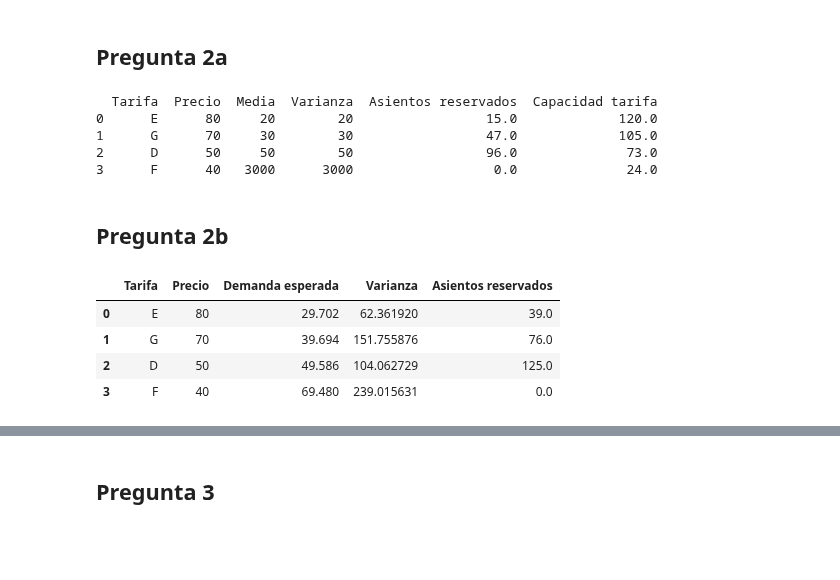
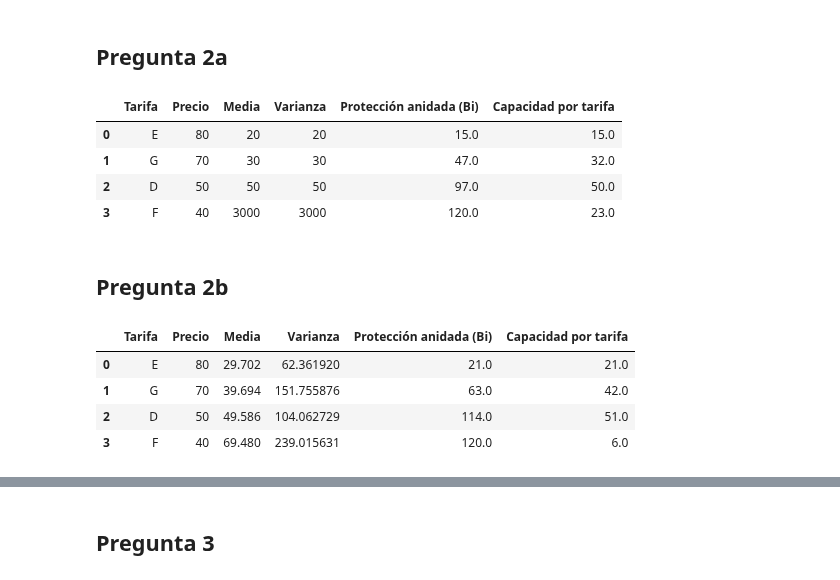
Before and after one commit to Mario-Rivera-A/Tarea2_GOA, a Jupyter notebook: tarea 2.ipynb, the cells around one changed output, grey strips where cells are left out. Saved outputs shown, nothing was run; the diff lists cells and outputs as text; code cells hidden in the pictures; blank space fills up the shorter version.

```diff
--- a/tarea 2.ipynb
+++ b/tarea 2.ipynb
@@ -181,8 +181,9 @@ def EMSR_B(C, q, mu, var):
     - R (list): Lista de asientos reservados para cada tarifa.
     """
     n = len(q)  # Número de niveles tarifarios
-    R = np.zeros(n)  # arreglo de reservas
+    B = np.zeros(n)  # arreglo de reservas
     Cap_max = np.zeros(n)
+    R = np.zeros(n)
 
     # Iteración sobre cada tarifa (excepto la última, que toma el resto de los asientos)
     for i in range(n - 1):
@@ -199,17 +200,20 @@ def EMSR_B(C, q, mu, var):
         B_i = norm.ppf(P) * sigma + np.sum(mu[:i + 1])
 
         # Aseguramos que el número de asientos reservados no sea negativo
-        R[i] = max(0, B_i)
+        B[i] = math.ceil((max(0, B_i)))
+
+    B[-1] = C
 
     for i in range(n-1, 0, -1):
         Cap_max[i] = C- R[i-1]
+        R[i] = B[i]-B[i-1]
 
 
     # El último grupo de tarifas recibe el resto de los asientos disponibles
-    R[-1] = max(0, C - np.sum(R[:-1]))
+    R[0]=B[0]
     Cap_max[0] = C
 
-    return R , Cap_max
+    return B , Cap_max, R
 
 
 C = 120  # Capacidad total
@@ -219,11 +223,9 @@ mu = [20, 30, 50, 3000]  # Demandas esperadas para cada tarifa (input, aleatorio
 var = [20, 30, 50, 3000]  # Varianzas de la demanda para cada tarifa (input, aleatorio)
 
 # Llamamos a la función EMSR_B para calcular las reservas
-reservas, capacidad = EMSR_B(C, prices, mu, var)
+Bi, capacidad, Ri = EMSR_B(C, prices, mu, var)
 
 # Redondeamos los resultados
-reservas_redondeadas = np.round(reservas)
-capacidad_redondeadas = np.round(capacidad)
 
 # Crear DataFrame con los resultados
 df_reservas = pd.DataFrame({
@@ -231,18 +233,19 @@ df_reservas = pd.DataFrame({
     'Precio': prices,
     'Media': mu,
     'Varianza': var,
-    'Asientos reservados': reservas_redondeadas,
-    'Capacidad tarifa': capacidad_redondeadas
+    'Protección anidada (Bi)': Bi,
+    'Capacidad por tarifa': Ri,
+    #'Capacidad acumulada': capacidad
 })
 
 # Mostrar el DataFrame
-print(df_reservas)
+display(df_reservas)
 # %% [output]
-  Tarifa  Precio  Media  Varianza  Asientos reservados  Capacidad tarifa
-0      E      80     20        20                 15.0             120.0
-1      G      70     30        30                 47.0             105.0
-2      D      50     50        50                 96.0              73.0
-3      F      40   3000      3000                  0.0              24.0
+|  | Tarifa | Precio | Media | Varianza | Protección anidada (Bi) | Capacidad por tarifa |
+| 0 | E | 80 | 20 | 20 | 15.0 | 15.0 |
+| 1 | G | 70 | 30 | 30 | 47.0 | 32.0 |
+| 2 | D | 50 | 50 | 50 | 97.0 | 50.0 |
+| 3 | F | 40 | 3000 | 3000 | 120.0 | 23.0 |
 # %% [markdown]
 ## Pregunta 2b ##
 # %%
@@ -258,42 +261,43 @@ sigma_D = np.std(datos_demanda['Fare_D'][-500:], ddof=1)  # Desviación estánda
 mu_E = np.mean(datos_demanda['Fare_E'][-500:])  # Media para la tarifa E
 sigma_E = np.std(datos_demanda['Fare_E'][-500:], ddof=1)  # Desviación estándar para la tarifa E
 
 mu_G = np.mean(datos_demanda['Fare_G'][-500:])  # Media para la tarifa G
 sigma_G = np.std(datos_demanda['Fare_G'][-500:], ddof=1)  # Desviación estándar para la tarifa G
 
 mu_F = np.mean(datos_demanda['Fare_F'][-500:])  # Media para la tarifa F
 sigma_F = np.std(datos_demanda['Fare_F'][-500:], ddof=1)  # Desviación estándar para la tarifa F
 
 #Crear las listas de medias (mu) y varianzas (var)
 mu = [mu_E, mu_G, mu_D, mu_F]  # Medias de las demandas
 var = [sigma_E**2, sigma_G**2, sigma_D**2, sigma_F**2]  # Varianzas (desviación estándar al cuadrado)
 
 # Precios de las tarifas
 prices = [80, 70, 50, 40]  # Precios en orden de la tarifa más cara a la más barata
 
 # Capacidad total
 C = 120
 
 #Aplicar la función EMSR_B para determinar las reservas de asientos
-reservas = EMSR_B(C, prices, mu, var)
+Bi, capacidad, Ri = EMSR_B(C, prices, mu, var)
 
 # Redondeamos los resultados
-reservas_redondeadas = np.round(reservas)
 
 # Crear DataFrame con los resultados
-df_reservas = pd.DataFrame({
-    'Tarifa': ['E', 'G', 'D', 'F'],
+df_train = pd.DataFrame({
+    'Tarifa': tarifas,
     'Precio': prices,
     'Media': mu,
     'Varianza': var,
-    'Asientos reservados': reservas_redondeadas
+    'Protección anidada (Bi)': Bi,
+    'Capacidad por tarifa': Ri,
+    #'Capacidad acumulada': capacidad
 })
 
-# Mostrar el DataFrame con los resultados
-display(df_reservas)
+# Mostrar el DataFrame
+display(df_train)
 # %% [output]
-|  | Tarifa | Precio | Demanda esperada | Varianza | Asientos reservados |
-| 0 | E | 80 | 29.702 | 62.361920 | 39.0 |
-| 1 | G | 70 | 39.694 | 151.755876 | 76.0 |
-| 2 | D | 50 | 49.586 | 104.062729 | 125.0 |
-| 3 | F | 40 | 69.480 | 239.015631 | 0.0 |
+|  | Tarifa | Precio | Media | Varianza | Protección anidada (Bi) | Capacidad por tarifa |
+| 0 | E | 80 | 29.702 | 62.361920 | 21.0 | 21.0 |
+| 1 | G | 70 | 39.694 | 151.755876 | 63.0 | 42.0 |
+| 2 | D | 50 | 49.586 | 104.062729 | 114.0 | 51.0 |
+| 3 | F | 40 | 69.480 | 239.015631 | 120.0 | 6.0 |
```
Also changed, not shown: parts of 12 cells of this notebook.
